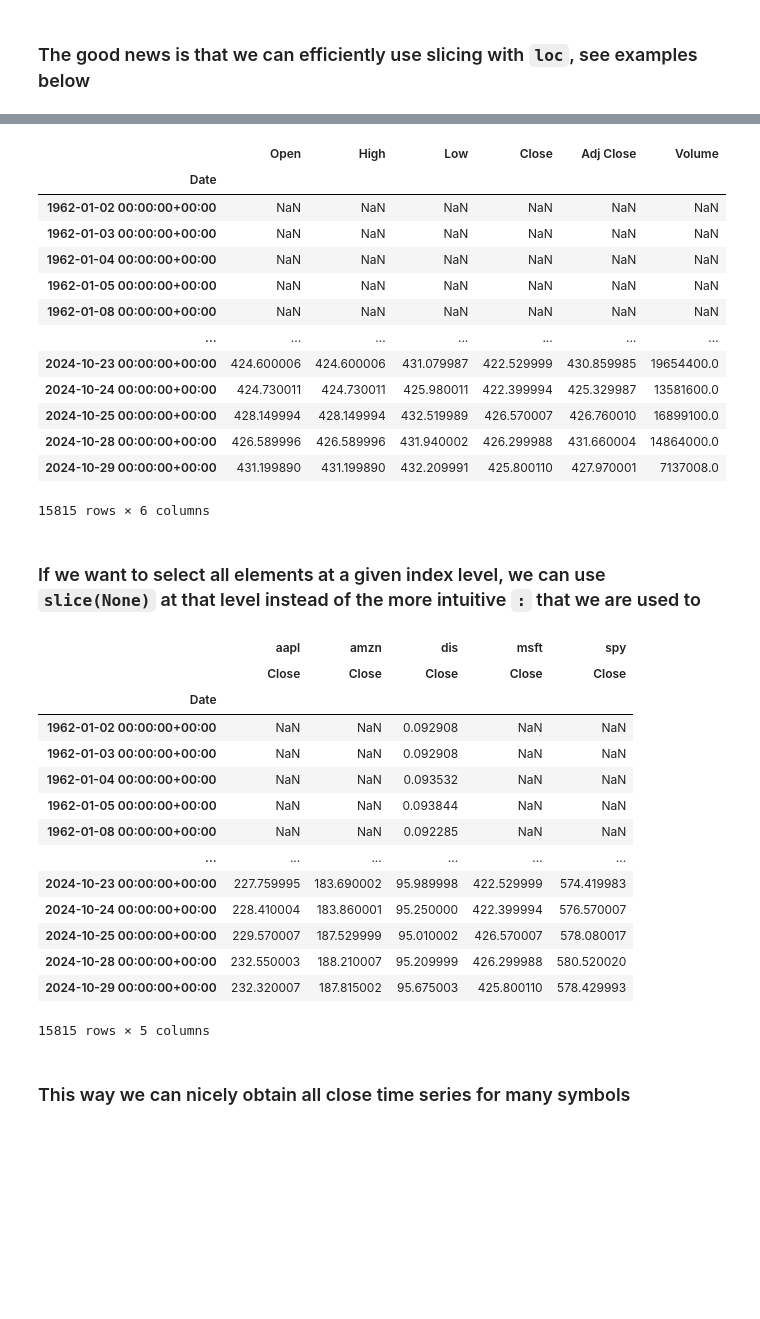
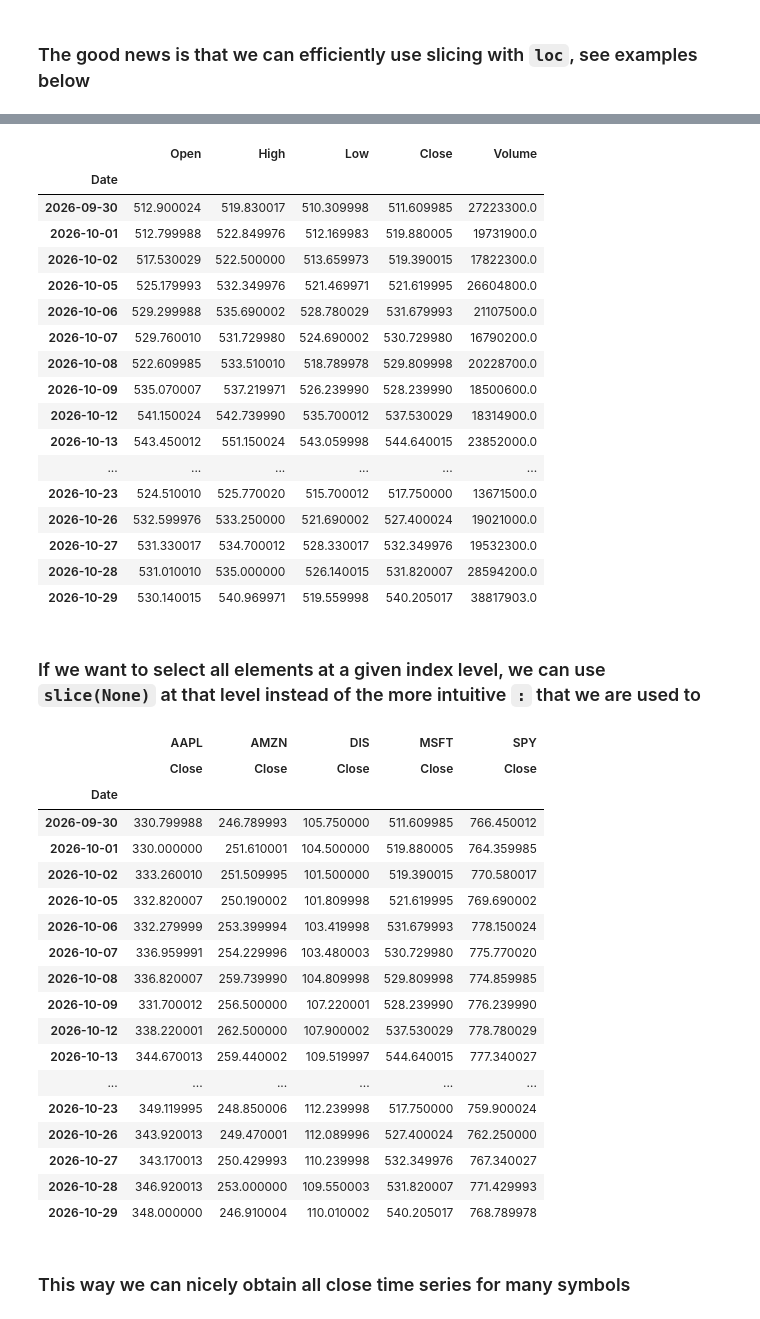
Before and after one commit to tdhadfield/MATH_70112, a Jupyter notebook: Session_5_IntroToPandas.ipynb, the cells around one changed output, grey strips where cells are left out. Drawn from its saved outputs; the diff is of its cells as text; code cells hidden in the pictures; blank space fills up the shorter version.

````diff
--- a/Session_5_IntroToPandas.ipynb
+++ b/Session_5_IntroToPandas.ipynb
@@ -1166,12 +1362,12 @@ Name: Close, Length: 11062, dtype: float64
 
 ### Now that we have a clear view on basic data manipulation, we can ask ourselves how can we merge data from different Stocks?
 # %%
-list_of_symbols=['aapl','amzn','dis','msft','spy']
+list_of_symbols=['AAPL','AMZN','DIS','MSFT','SPY']
 
 dict_of_df={}
 for symbol in list_of_symbols:
     aux=yfinance.download(symbol)
-    dict_of_df[symbol]=pd.DataFrame(aux.values,aux.index,columns=['Open', 'High', 'Low', 'Close', 'Adj Close', 'Volume'])
+    dict_of_df[symbol]=pd.DataFrame(aux.values,aux.index,columns=['Open', 'High', 'Low', 'Close', 'Volume'])
 # %% [output]
 [*********************100%***********************]  1 of 1 completed
 [*********************100%***********************]  1 of 1 completed
@@ -1374,40 +1595,48 @@ Name: (msft, Close), Length: 15815, dtype: float64
 # %%
-df1.loc[:,('msft')]#retrieve all rows and columns for msft and close
+df1.loc[:,('MSFT')]#retrieve all rows and columns for msft and close
 # %% [output]
-|  | Open | High | Low | Close | Adj Close | Volume |
-| Date |  |  |  |  |  |  |
-| 1962-01-02 00:00:00+00:00 | NaN | NaN | NaN | NaN | NaN | NaN |
-| 1962-01-03 00:00:00+00:00 | NaN | NaN | NaN | NaN | NaN | NaN |
-| 1962-01-04 00:00:00+00:00 | NaN | NaN | NaN | NaN | NaN | NaN |
-| 1962-01-05 00:00:00+00:00 | NaN | NaN | NaN | NaN | NaN | NaN |
-| 1962-01-08 00:00:00+00:00 | NaN | NaN | NaN | NaN | NaN | NaN |
-| ... | ... | ... | ... | ... | ... | ... |
-| 2024-10-23 00:00:00+00:00 | 424.600006 | 424.600006 | 431.079987 | 422.529999 | 430.859985 | 19654400.0 |
-| 2024-10-24 00:00:00+00:00 | 424.730011 | 424.730011 | 425.980011 | 422.399994 | 425.329987 | 13581600.0 |
-| 2024-10-25 00:00:00+00:00 | 428.149994 | 428.149994 | 432.519989 | 426.570007 | 426.760010 | 16899100.0 |
-| 2024-10-28 00:00:00+00:00 | 426.589996 | 426.589996 | 431.940002 | 426.299988 | 431.660004 | 14864000.0 |
-| 2024-10-29 00:00:00+00:00 | 431.199890 | 431.199890 | 432.209991 | 425.800110 | 427.970001 | 7137008.0 |
+|  | Open | High | Low | Close | Volume |
+| Date |  |  |  |  |  |
+| 2026-09-30 | 512.900024 | 519.830017 | 510.309998 | 511.609985 | 27223300.0 |
+| 2026-10-01 | 512.799988 | 522.849976 | 512.169983 | 519.880005 | 19731900.0 |
+| 2026-10-02 | 517.530029 | 522.500000 | 513.659973 | 519.390015 | 17822300.0 |
+| 2026-10-05 | 525.179993 | 532.349976 | 521.469971 | 521.619995 | 26604800.0 |
+| 2026-10-06 | 529.299988 | 535.690002 | 528.780029 | 531.679993 | 21107500.0 |
+| 2026-10-07 | 529.760010 | 531.729980 | 524.690002 | 530.729980 | 16790200.0 |
+| 2026-10-08 | 522.609985 | 533.510010 | 518.789978 | 529.809998 | 20228700.0 |
+| 2026-10-09 | 535.070007 | 537.219971 | 526.239990 | 528.239990 | 18500600.0 |
+| 2026-10-12 | 541.150024 | 542.739990 | 535.700012 | 537.530029 | 18314900.0 |
+| 2026-10-13 | 543.450012 | 551.150024 | 543.059998 | 544.640015 | 23852000.0 |
+| ... | ... | ... | ... | ... | ... |
+| 2026-10-23 | 524.510010 | 525.770020 | 515.700012 | 517.750000 | 13671500.0 |
+| 2026-10-26 | 532.599976 | 533.250000 | 521.690002 | 527.400024 | 19021000.0 |
+| 2026-10-27 | 531.330017 | 534.700012 | 528.330017 | 532.349976 | 19532300.0 |
+| 2026-10-28 | 531.010010 | 535.000000 | 526.140015 | 531.820007 | 28594200.0 |
+| 2026-10-29 | 530.140015 | 540.969971 | 519.559998 | 540.205017 | 38817903.0 |
-15815 rows × 6 columns
 # %% [markdown]
 ### If we want to select all elements at a given index level, we can use ```slice(None)``` at that level instead of the more intuitive ```:``` that we are used to
 # %%
 df1.loc[:,(slice(None),"Close")]
 # %% [output]
-|  | aapl | amzn | dis | msft | spy |
+|  | AAPL | AMZN | DIS | MSFT | SPY |
 |  | Close | Close | Close | Close | Close |
 | Date |  |  |  |  |  |
-| 1962-01-02 00:00:00+00:00 | NaN | NaN | 0.092908 | NaN | NaN |
-| 1962-01-03 00:00:00+00:00 | NaN | NaN | 0.092908 | NaN | NaN |
-| 1962-01-04 00:00:00+00:00 | NaN | NaN | 0.093532 | NaN | NaN |
-| 1962-01-05 00:00:00+00:00 | NaN | NaN | 0.093844 | NaN | NaN |
-| 1962-01-08 00:00:00+00:00 | NaN | NaN | 0.092285 | NaN | NaN |
+| 2026-09-30 | 330.799988 | 246.789993 | 105.750000 | 511.609985 | 766.450012 |
+| 2026-10-01 | 330.000000 | 251.610001 | 104.500000 | 519.880005 | 764.359985 |
+| 2026-10-02 | 333.260010 | 251.509995 | 101.500000 | 519.390015 | 770.580017 |
+| 2026-10-05 | 332.820007 | 250.190002 | 101.809998 | 521.619995 | 769.690002 |
+| 2026-10-06 | 332.279999 | 253.399994 | 103.419998 | 531.679993 | 778.150024 |
+| 2026-10-07 | 336.959991 | 254.229996 | 103.480003 | 530.729980 | 775.770020 |
+| 2026-10-08 | 336.820007 | 259.739990 | 104.809998 | 529.809998 | 774.859985 |
+| 2026-10-09 | 331.700012 | 256.500000 | 107.220001 | 528.239990 | 776.239990 |
+| 2026-10-12 | 338.220001 | 262.500000 | 107.900002 | 537.530029 | 778.780029 |
+| 2026-10-13 | 344.670013 | 259.440002 | 109.519997 | 544.640015 | 777.340027 |
 | ... | ... | ... | ... | ... | ... |
-| 2024-10-23 00:00:00+00:00 | 227.759995 | 183.690002 | 95.989998 | 422.529999 | 574.419983 |
-| 2024-10-24 00:00:00+00:00 | 228.410004 | 183.860001 | 95.250000 | 422.399994 | 576.570007 |
-| 2024-10-25 00:00:00+00:00 | 229.570007 | 187.529999 | 95.010002 | 426.570007 | 578.080017 |
-| 2024-10-28 00:00:00+00:00 | 232.550003 | 188.210007 | 95.209999 | 426.299988 | 580.520020 |
-| 2024-10-29 00:00:00+00:00 | 232.320007 | 187.815002 | 95.675003 | 425.800110 | 578.429993 |
+| 2026-10-23 | 349.119995 | 248.850006 | 112.239998 | 517.750000 | 759.900024 |
+| 2026-10-26 | 343.920013 | 249.470001 | 112.089996 | 527.400024 | 762.250000 |
+| 2026-10-27 | 343.170013 | 250.429993 | 110.239998 | 532.349976 | 767.340027 |
+| 2026-10-28 | 346.920013 | 253.000000 | 109.550003 | 531.820007 | 771.429993 |
+| 2026-10-29 | 348.000000 | 246.910004 | 110.010002 | 540.205017 | 768.789978 |
-15815 rows × 5 columns
 # %% [markdown]
 ### This way we can nicely obtain all close time series for many symbols
 # %%
````
Also changed, not shown: parts of 115 cells of this notebook.
